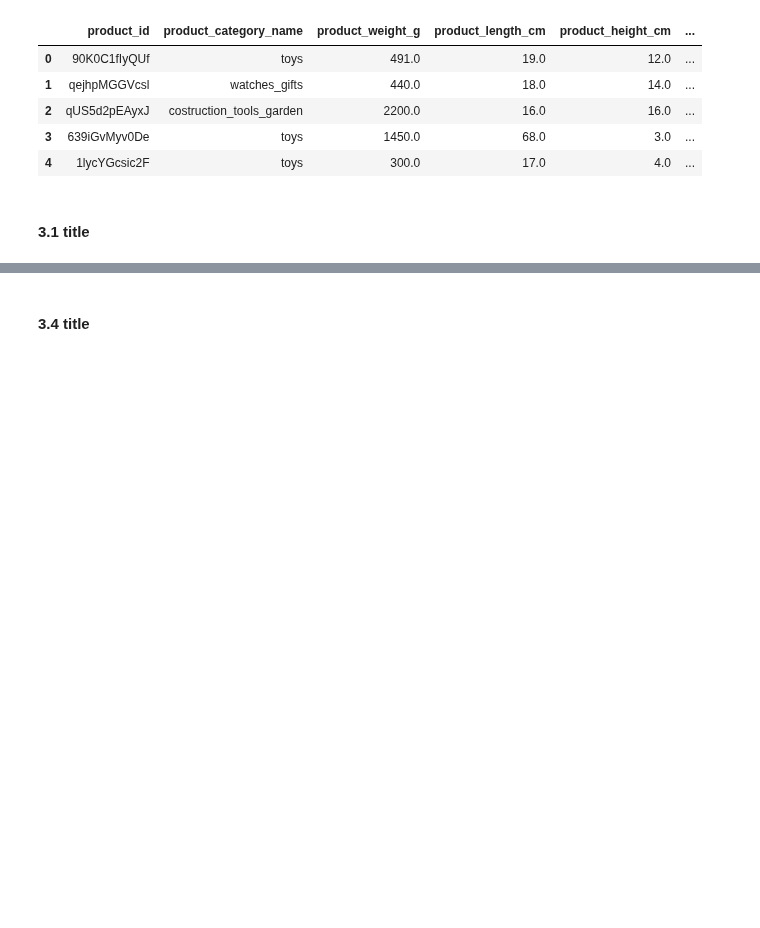
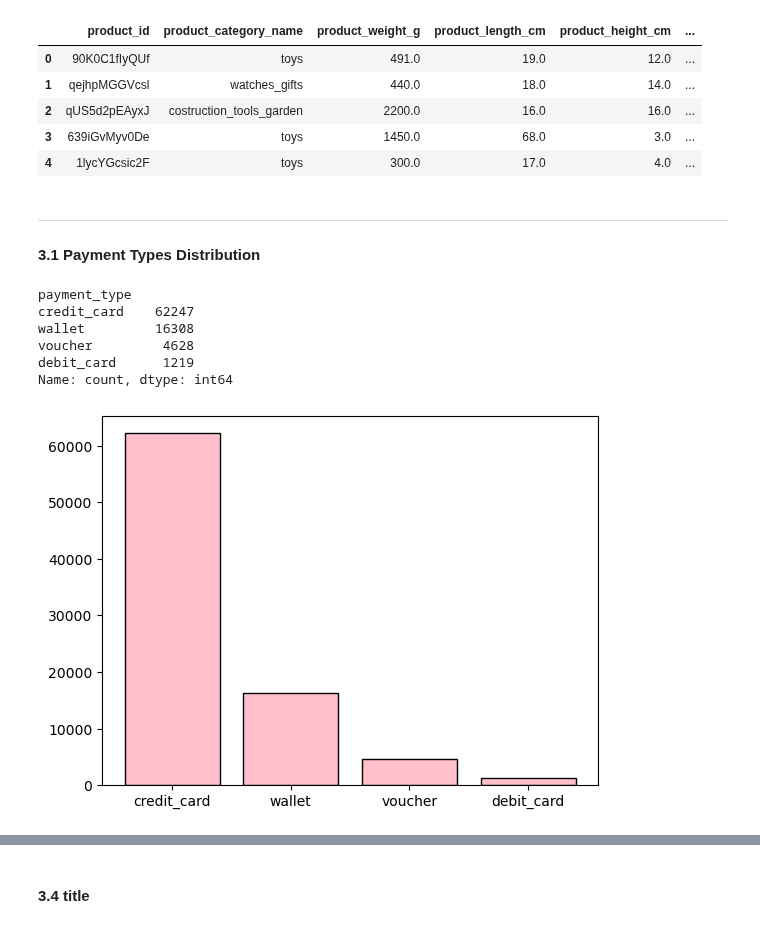
Before and after one commit to JatinY459/ecommerce-data-analysis, a Jupyter notebook: notebooks/05_EDA_payments_shipping.ipynb, the cells around one changed output, grey strips where cells are left out. Saved outputs shown, nothing was run; the diff lists cells and outputs as text; code cells hidden in the pictures; blank space fills up the shorter version.

```diff
--- a/notebooks/05_EDA_payments_shipping.ipynb
+++ b/notebooks/05_EDA_payments_shipping.ipynb
@@ -113,4 +113,19 @@ products.head()
 | 3 | 639iGvMyv0De | toys | 1450.0 | 68.0 | 3.0 | ... |
 | 4 | 1lycYGcsic2F | toys | 300.0 | 17.0 | 4.0 | ... |
 # %% [markdown]
-#### **3.1 title** <a id="topic-3-1"></a>
+---
+#### **3.1 Payment Types Distribution** <a id="topic-3-1"></a>
+# %%
+payments['payment_type'].value_counts()
+# %% [output]
+payment_type
+credit_card    62247
+wallet         16308
+voucher         4628
+debit_card      1219
+Name: count, dtype: int64
+# %%
+plt.bar(payments['payment_type'].value_counts().index, payments['payment_type'].value_counts(), color='pink', edgecolor='black')
+plt.show()
+# %% [output]
+[figure, added]
```
Also changed, not shown: parts of 11 cells of this notebook.
